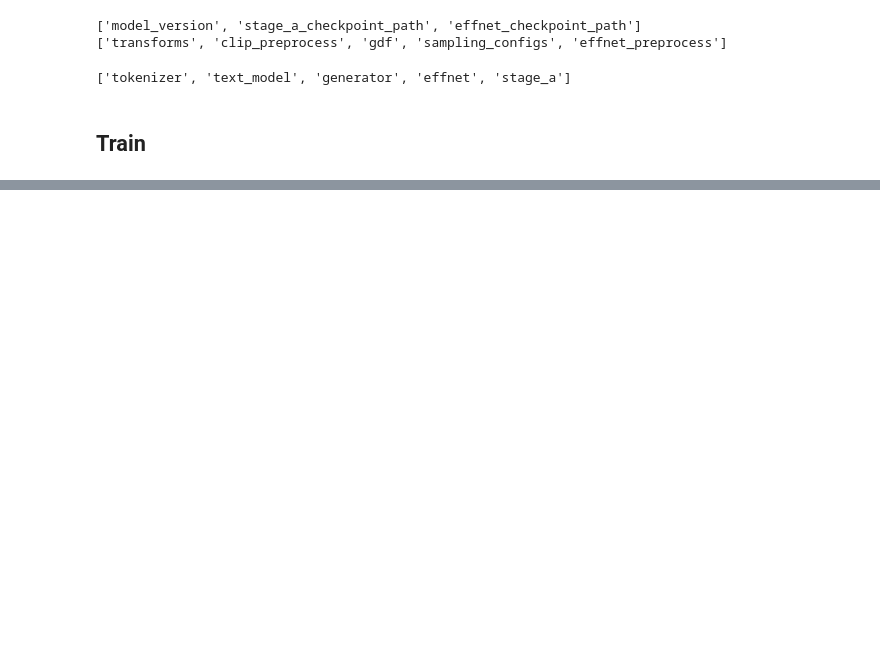
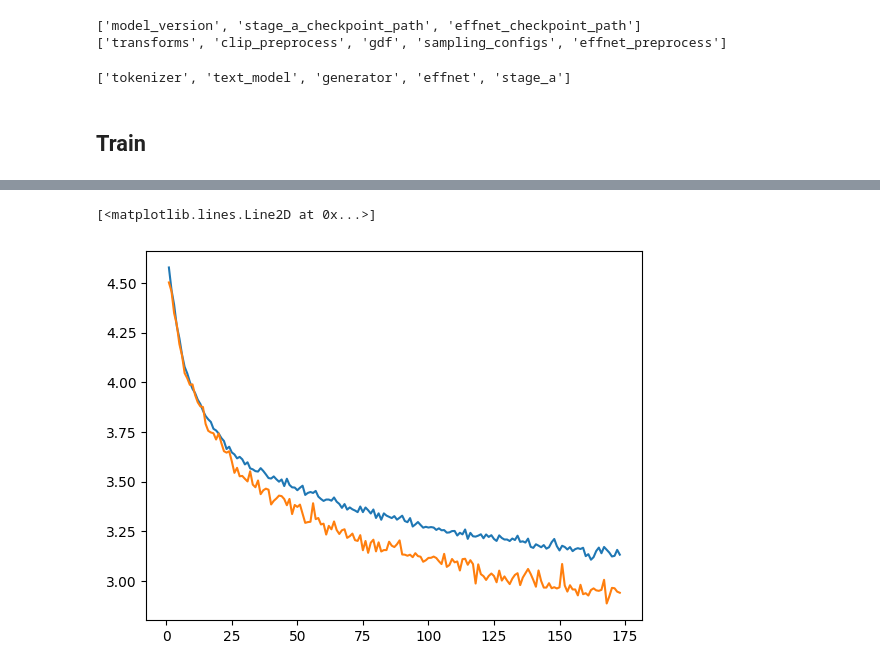
Before and after one commit to danjacobellis/BF, a Jupyter notebook: train_food101.ipynb, the cells around one changed output, grey strips where cells are left out. Drawn from its saved outputs; the diff is of its cells as text; code cells hidden in the pictures; blank space fills up the shorter version.

```diff
--- a/train_food101.ipynb
+++ b/train_food101.ipynb
@@ -225,0 +225,6 @@ Loss is nan, skipping batch
+# %%
+plt.plot(graphs[0][0], graphs[0][1])
+plt.plot(graphs[1][0], graphs[1][1])
+# %% [output]
+[<matplotlib.lines.Line2D at 0x...>]
+[figure, added]
```
Also changed, not shown: parts of 5 cells of this notebook.
